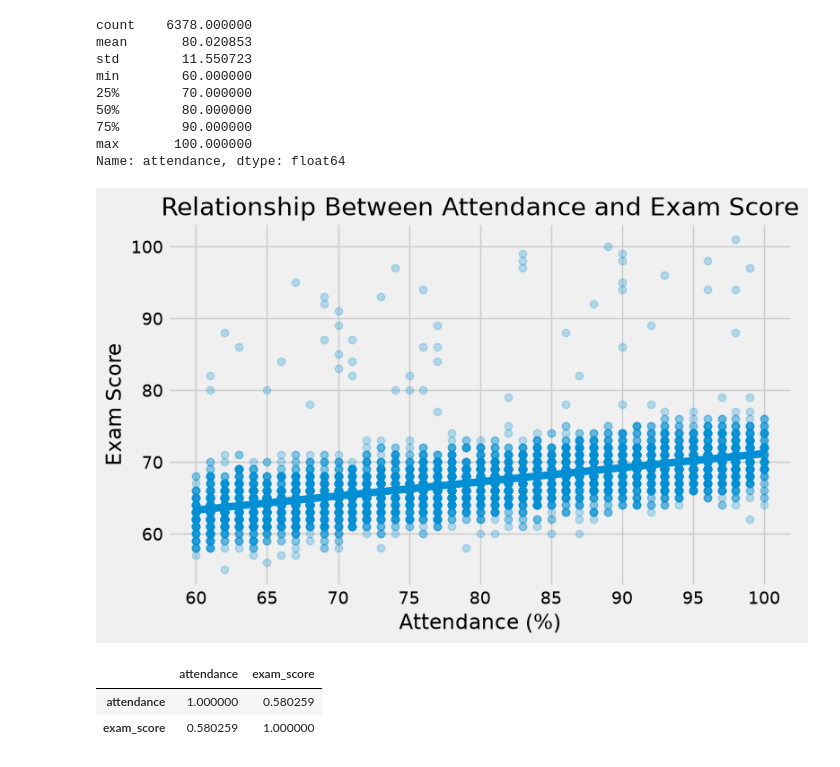
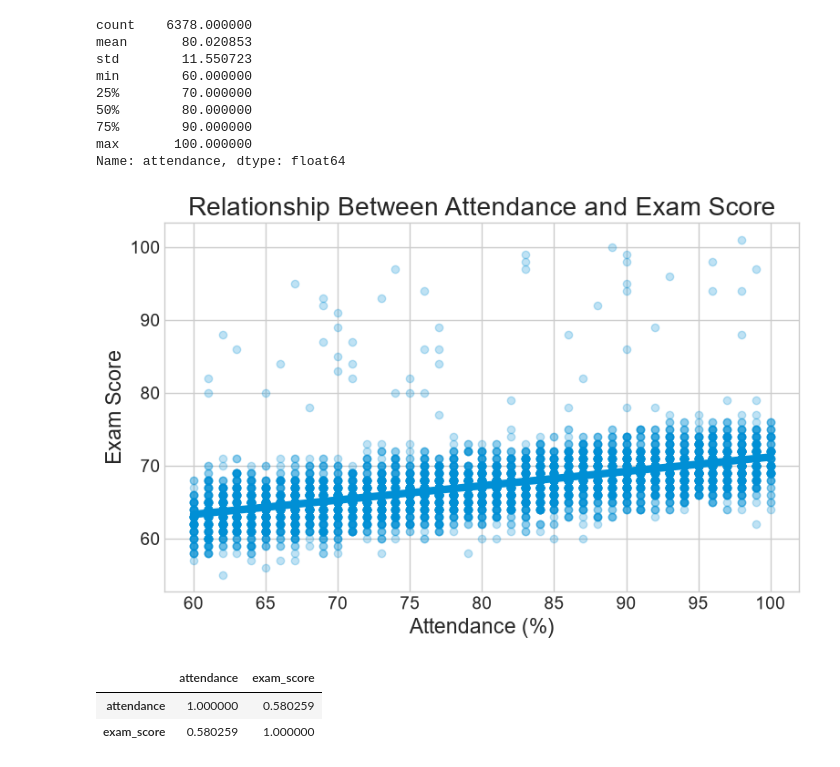
Before and after one commit to Sebastian-Saverino/school-analytics-report-practice, a Jupyter notebook: notebooks/data_explore.ipynb, the cells around one changed output. Drawn from its saved outputs; the diff is of its cells as text; code cells hidden in the pictures.

Commit message:
Create the last two graphs needed for report

```diff
--- a/notebooks/data_explore.ipynb
+++ b/notebooks/data_explore.ipynb
@@ -7,7 +7,10 @@ import seaborn as sns
 import missingno as msno
 from data_profiling import ProfileReport
 import statsmodels.formula.api as smf
-plt.style.use('fivethirtyeight')
+plt.style.use('seaborn-v0_8-whitegrid')
+
+
+%matplotlib inline
 import pyarrow as pa
 import fastparquet
 
@@ -533,20 +534,20 @@ Name: attendance, dtype: float64
 # %%
 plt.figure(figsize=(8, 5))
 
 sns.regplot(
-    data=gold_df,
+    data=silver_df,
     x="attendance",
     y="exam_score",
     scatter_kws={"alpha": 0.25}
 )
 
 plt.xlabel("Attendance (%)")
 plt.ylabel("Exam Score")
 plt.title("Relationship Between Attendance and Exam Score")
 
 plt.show()
 # %% [output]
-[figure, old version]
+[figure, new version]
 # %%
 silver_df[["attendance", "exam_score"]].corr()
 # %% [output]
```
Also changed, not shown: parts of 14 cells of this notebook, 1 other file.
